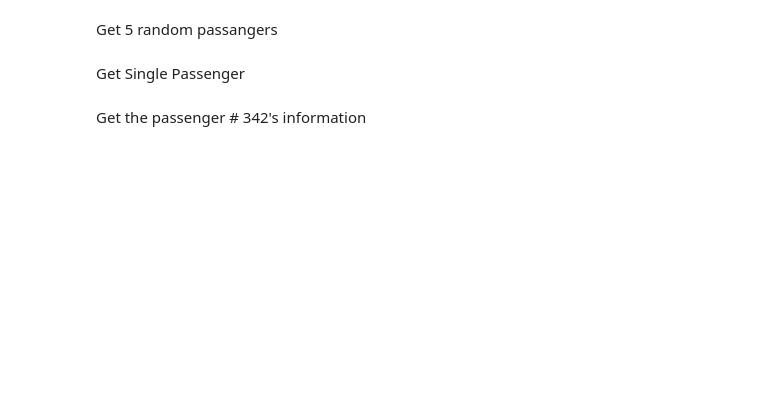
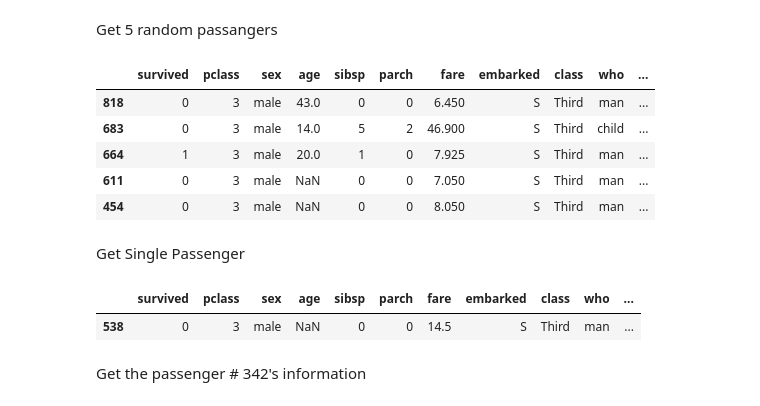
Before and after one commit to JA-Acosta/PandasCourse, a Jupyter notebook: questions.ipynb, the cells around one changed output. Saved outputs shown, nothing was run; the diff lists cells and outputs as text; code cells hidden in the pictures; blank space fills up the shorter version.

```diff
--- a/questions.ipynb
+++ b/questions.ipynb
@@ -23,6 +83,20 @@ Get the Top 10 and Bottom 5
 # %% [markdown]
 Get 5 random passangers
+# %%
+titanic.sample(5)
+# %% [output]
+|  | survived | pclass | sex | age | sibsp | parch | fare | embarked | class | who | ... |
+| 818 | 0 | 3 | male | 43.0 | 0 | 0 | 6.450 | S | Third | man | ... |
+| 683 | 0 | 3 | male | 14.0 | 5 | 2 | 46.900 | S | Third | child | ... |
+| 664 | 1 | 3 | male | 20.0 | 1 | 0 | 7.925 | S | Third | man | ... |
+| 611 | 0 | 3 | male | NaN | 0 | 0 | 7.050 | S | Third | man | ... |
+| 454 | 0 | 3 | male | NaN | 0 | 0 | 8.050 | S | Third | man | ... |
 # %% [markdown]
 Get Single Passenger
+# %%
+titanic.sample()
+# %% [output]
+|  | survived | pclass | sex | age | sibsp | parch | fare | embarked | class | who | ... |
+| 538 | 0 | 3 | male | NaN | 0 | 0 | 14.5 | S | Third | man | ... |
 # %% [markdown]
 Get the passenger # 342's information
```
Also changed, not shown: parts of 21 cells of this notebook, 1 other file.
